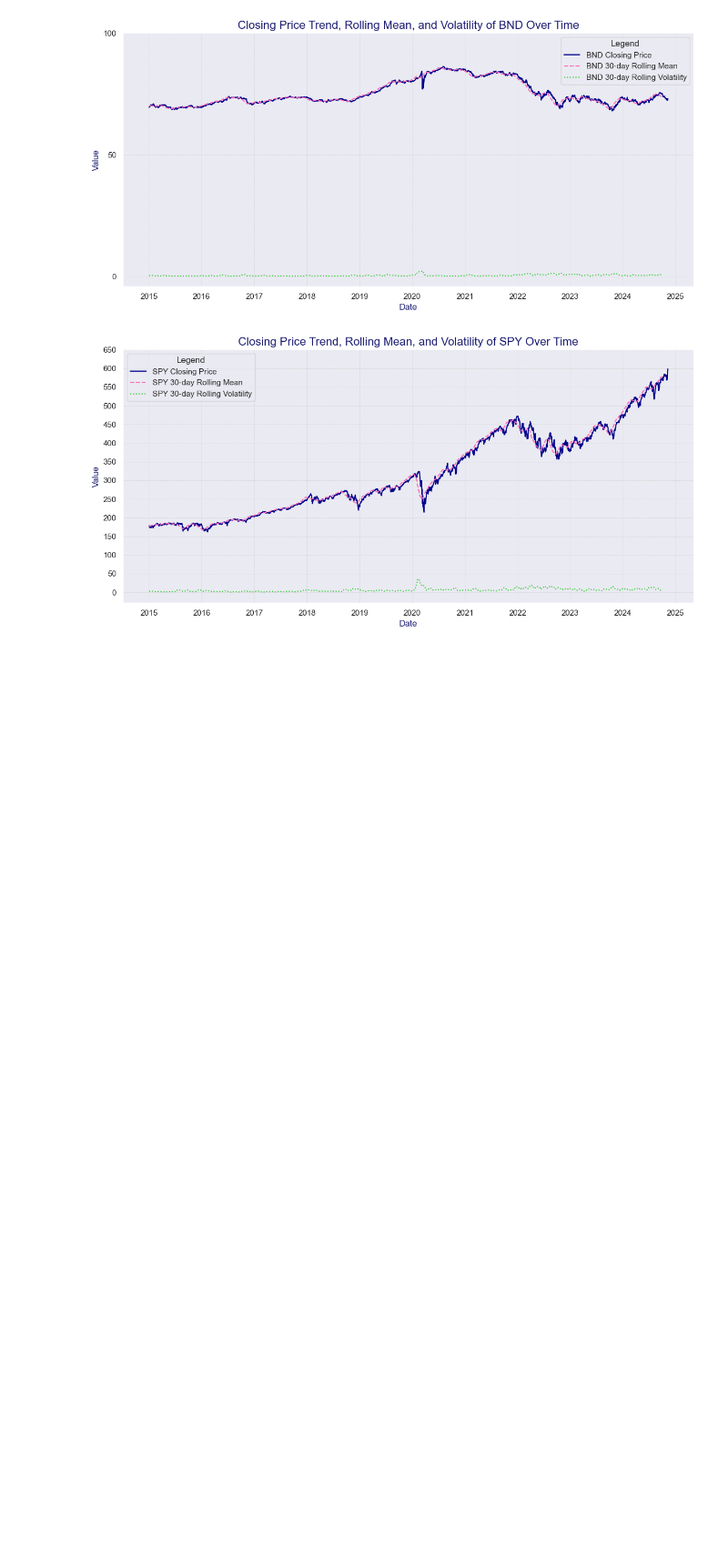
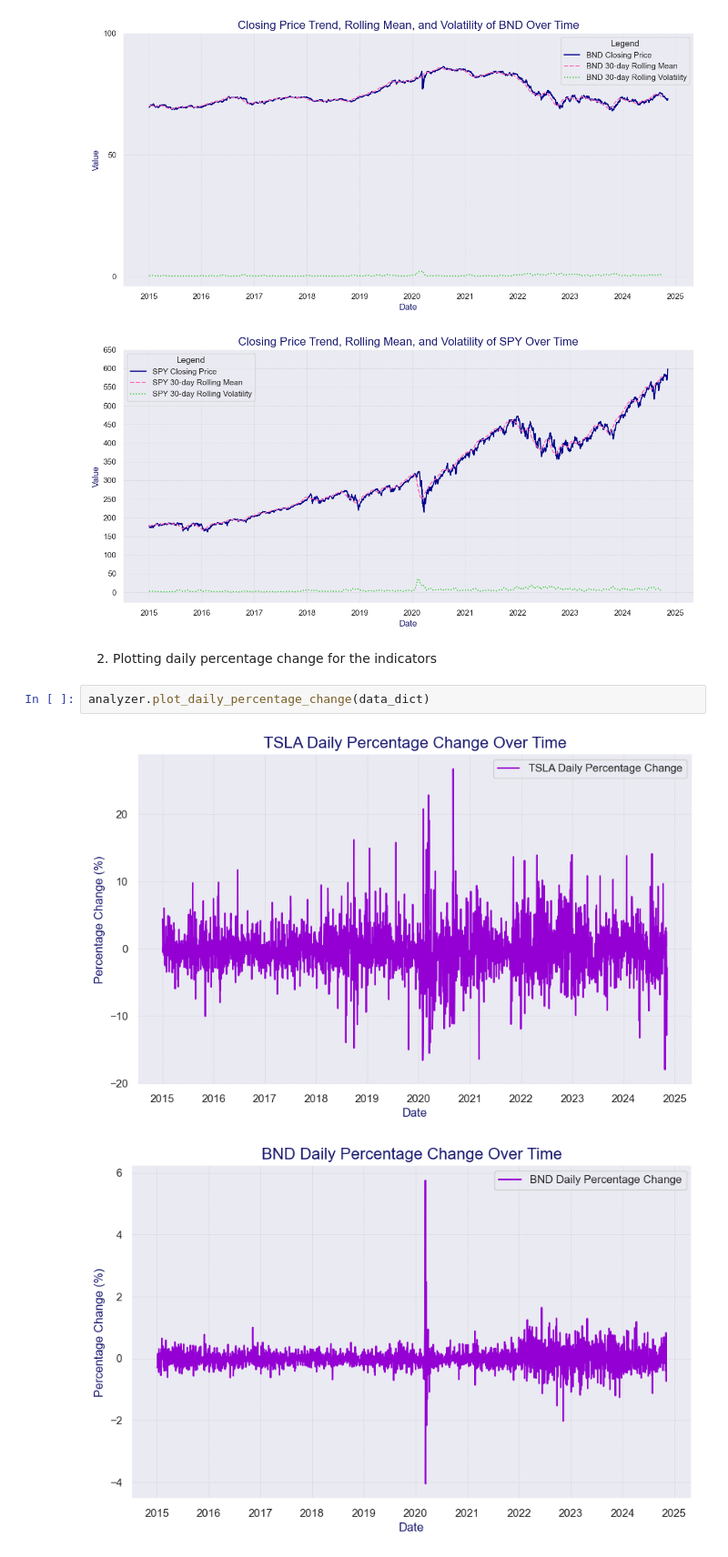
Before and after one commit to WildCayote/GMF-Investments-Portfolio-Management, a Jupyter notebook: notebooks/EDA.ipynb, the cells around one changed output. Shown: that part at 91% size. Saved outputs shown, nothing was run; the diff lists cells and outputs as text; blank space fills up the shorter version.

Commit message:
Feat: Added daily percentage changes

```diff
--- a/notebooks/EDA.ipynb
+++ b/notebooks/EDA.ipynb
@@ -66,3 +66,10 @@ analyzer.analyze_closing_price_trend(data_dict)
 [figure]
 [figure]
 [figure]
+# %% [markdown]
+2) Plotting daily percentage change for the indicators
+# %%
+analyzer.plot_daily_percentage_change(data_dict)
+# %% [output]
+[figure, added]
+[figure, added]
```
Also changed, not shown: parts of 2 cells of this notebook.
